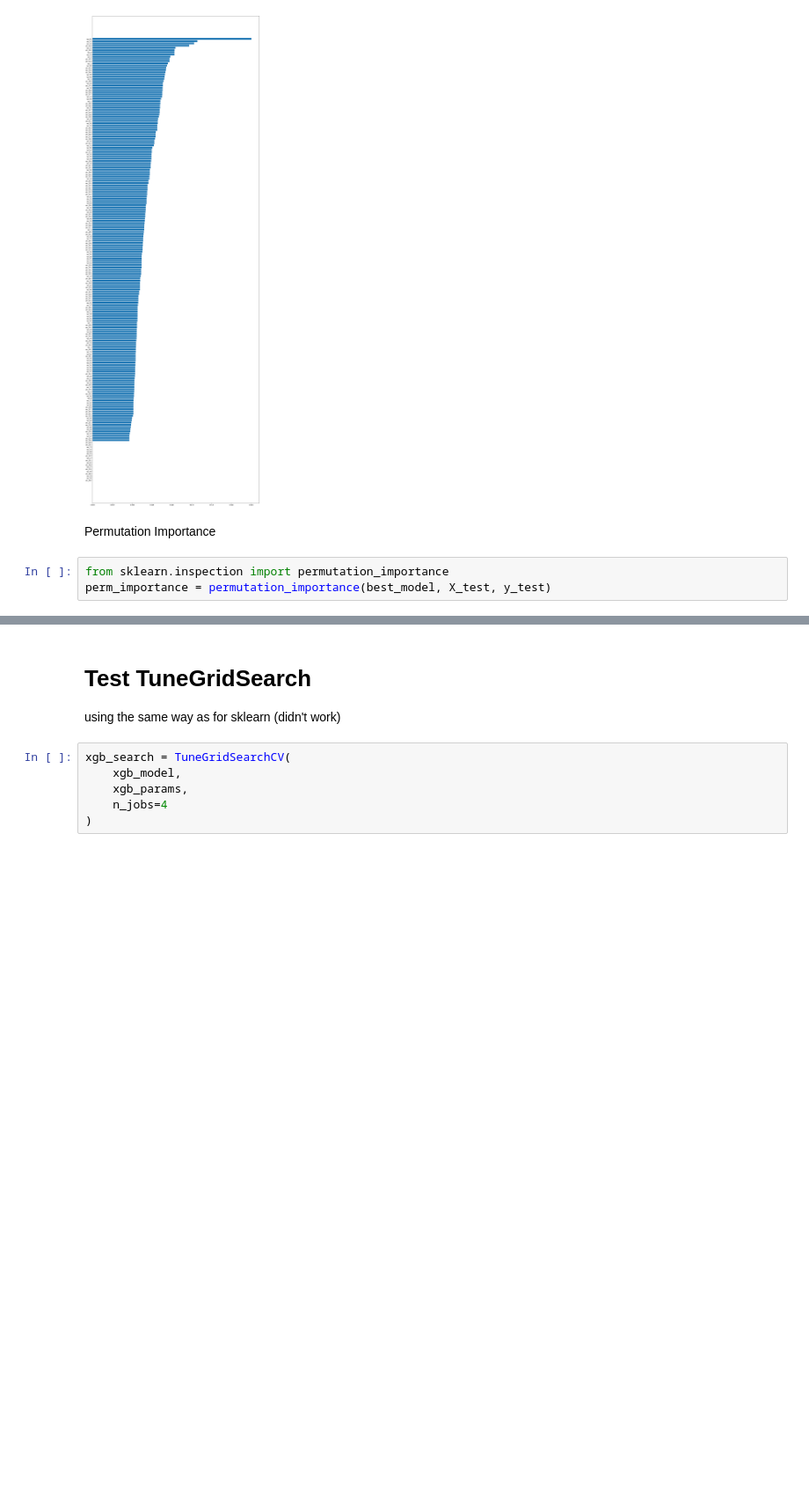
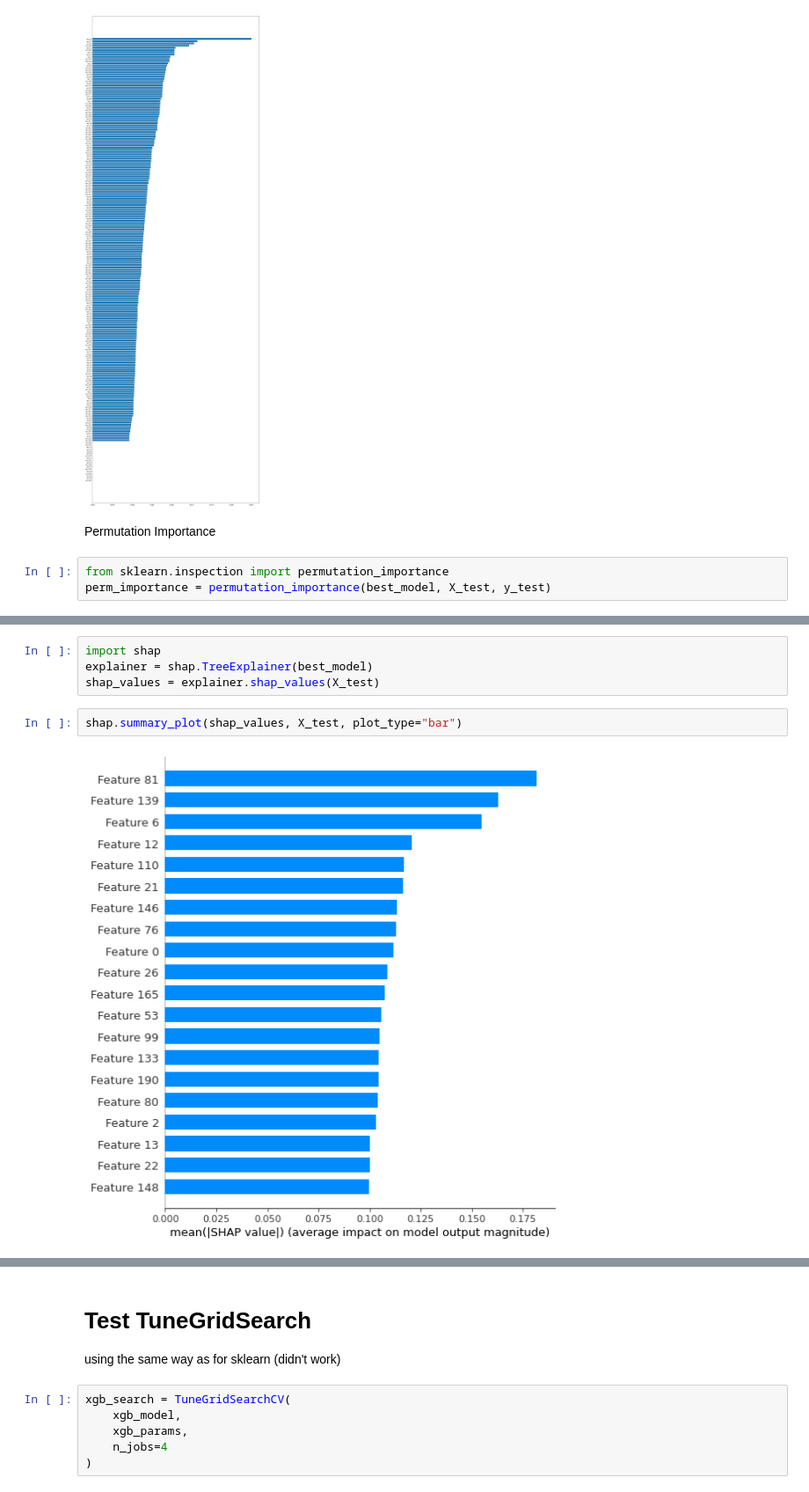
Before and after one commit to Data-drone/ray_experiments, a Jupyter notebook: Fitting_XGB.ipynb, the cells around one changed output, grey strips where cells are left out. Shown at 88% size. Saved outputs shown, nothing was run; the diff lists cells and outputs as text; blank space fills up the shorter version.

```diff
--- a/Fitting_XGB.ipynb
+++ b/Fitting_XGB.ipynb
@@ -326,0 +337,8 @@ plt.xlabel("Permutation Importance")
+# %%
+import shap
+explainer = shap.TreeExplainer(best_model)
+shap_values = explainer.shap_values(X_test)
+# %%
+shap.summary_plot(shap_values, X_test, plot_type="bar")
+# %% [output]
+[figure, added]
```
Also changed, not shown: parts of 9 cells of this notebook, 1 other file.
